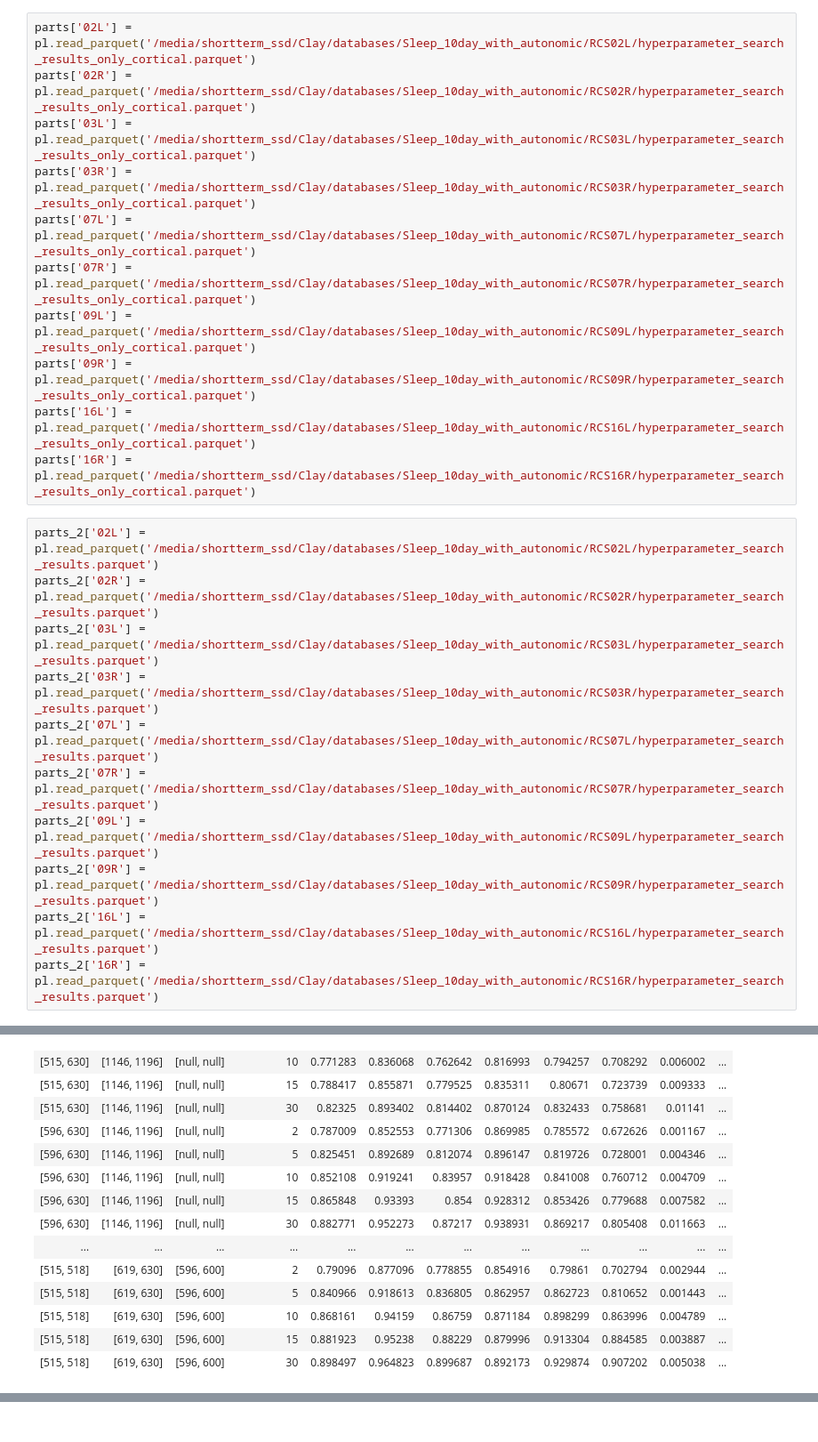
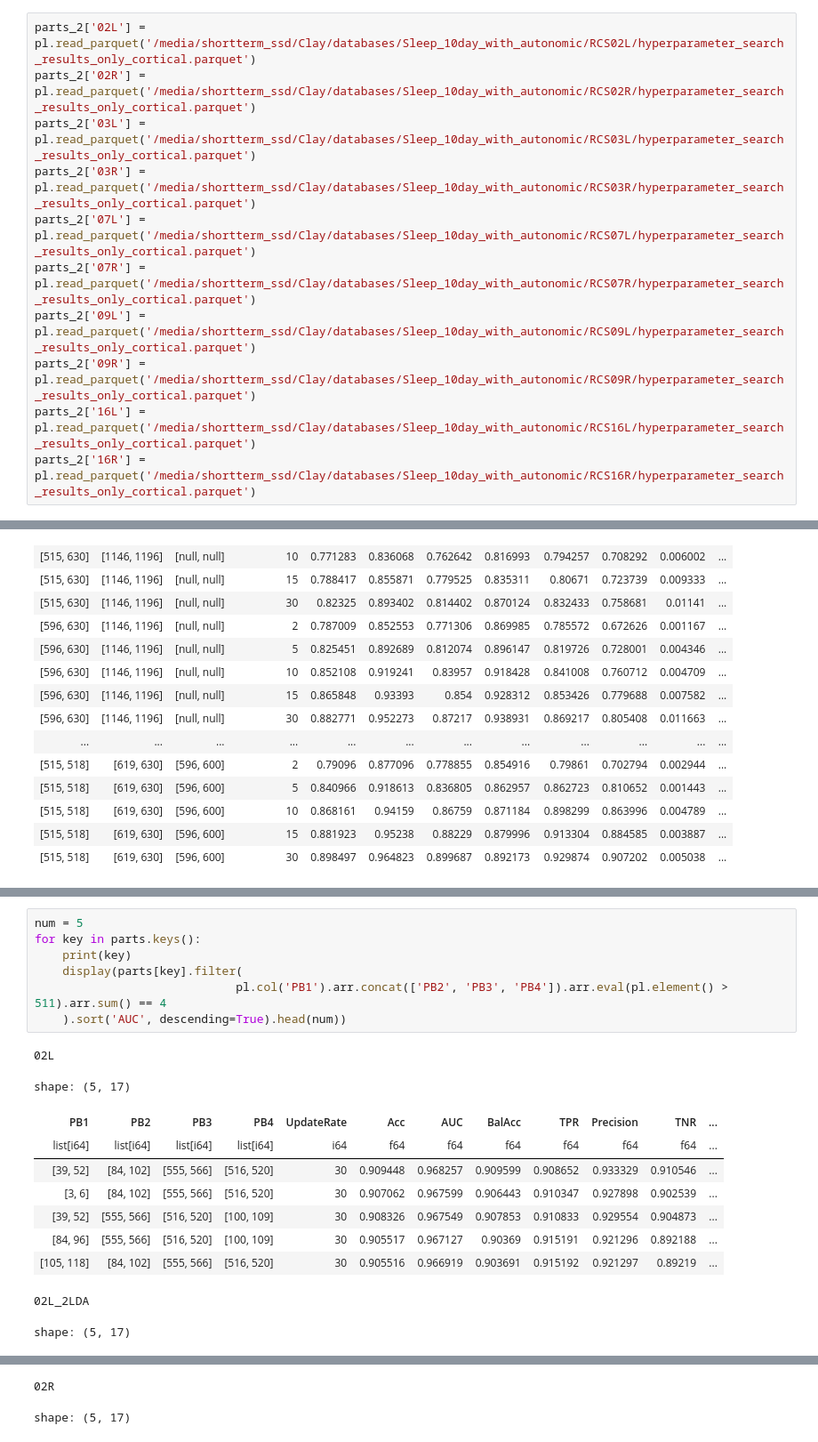
Before and after one commit to claysmyth/LittleStarr, a Jupyter notebook: notebooks/powerband_performance_viz.ipynb, the cells around one changed output, grey strips where cells are left out. Shown at 89% size. Cells and saved outputs as stored; diff of their text form.

```diff
--- a/notebooks/powerband_performance_viz.ipynb
+++ b/notebooks/powerband_performance_viz.ipynb
@@ -63,25 +95,14 @@ parts_2 = {}
 # %%
-parts['02L'] = pl.read_parquet('/media/shortterm_ssd/Clay/databases/Sleep_10day_with_autonomic/RCS02L/hyperparameter_search_results_only_cortical.parquet')
-parts['02R'] = pl.read_parquet('/media/shortterm_ssd/Clay/databases/Sleep_10day_with_autonomic/RCS02R/hyperparameter_search_results_only_cortical.parquet')
-parts['03L'] = pl.read_parquet('/media/shortterm_ssd/Clay/databases/Sleep_10day_with_autonomic/RCS03L/hyperparameter_search_results_only_cortical.parquet')
-parts['03R'] = pl.read_parquet('/media/shortterm_ssd/Clay/databases/Sleep_10day_with_autonomic/RCS03R/hyperparameter_search_results_only_cortical.parquet')
-parts['07L'] = pl.read_parquet('/media/shortterm_ssd/Clay/databases/Sleep_10day_with_autonomic/RCS07L/hyperparameter_search_results_only_cortical.parquet')
-parts['07R'] = pl.read_parquet('/media/shortterm_ssd/Clay/databases/Sleep_10day_with_autonomic/RCS07R/hyperparameter_search_results_only_cortical.parquet')
-parts['09L'] = pl.read_parquet('/media/shortterm_ssd/Clay/databases/Sleep_10day_with_autonomic/RCS09L/hyperparameter_search_results_only_cortical.parquet')
-parts['09R'] = pl.read_parquet('/media/shortterm_ssd/Clay/databases/Sleep_10day_with_autonomic/RCS09R/hyperparameter_search_results_only_cortical.parquet')
-parts['16L'] = pl.read_parquet('/media/shortterm_ssd/Clay/databases/Sleep_10day_with_autonomic/RCS16L/hyperparameter_search_results_only_cortical.parquet')
-parts['16R'] = pl.read_parquet('/media/shortterm_ssd/Clay/databases/Sleep_10day_with_autonomic/RCS16R/hyperparameter_search_results_only_cortical.parquet')
+parts_2['02L'] = pl.read_parquet('/media/shortterm_ssd/Clay/databases/Sleep_10day_with_autonomic/RCS02L/hyperparameter_search_results_only_cortical.parquet')
+parts_2['02R'] = pl.read_parquet('/media/shortterm_ssd/Clay/databases/Sleep_10day_with_autonomic/RCS02R/hyperparameter_search_results_only_cortical.parquet')
+parts_2['03L'] = pl.read_parquet('/media/shortterm_ssd/Clay/databases/Sleep_10day_with_autonomic/RCS03L/hyperparameter_search_results_only_cortical.parquet')
+parts_2['03R'] = pl.read_parquet('/media/shortterm_ssd/Clay/databases/Sleep_10day_with_autonomic/RCS03R/hyperparameter_search_results_only_cortical.parquet')
+parts_2['07L'] = pl.read_parquet('/media/shortterm_ssd/Clay/databases/Sleep_10day_with_autonomic/RCS07L/hyperparameter_search_results_only_cortical.parquet')
+parts_2['07R'] = pl.read_parquet('/media/shortterm_ssd/Clay/databases/Sleep_10day_with_autonomic/RCS07R/hyperparameter_search_results_only_cortical.parquet')
+parts_2['09L'] = pl.read_parquet('/media/shortterm_ssd/Clay/databases/Sleep_10day_with_autonomic/RCS09L/hyperparameter_search_results_only_cortical.parquet')
+parts_2['09R'] = pl.read_parquet('/media/shortterm_ssd/Clay/databases/Sleep_10day_with_autonomic/RCS09R/hyperparameter_search_results_only_cortical.parquet')
+parts_2['16L'] = pl.read_parquet('/media/shortterm_ssd/Clay/databases/Sleep_10day_with_autonomic/RCS16L/hyperparameter_search_results_only_cortical.parquet')
+parts_2['16R'] = pl.read_parquet('/media/shortterm_ssd/Clay/databases/Sleep_10day_with_autonomic/RCS16R/hyperparameter_search_results_only_cortical.parquet')
-# %%
-parts_2['02L'] = pl.read_parquet('/media/shortterm_ssd/Clay/databases/Sleep_10day_with_autonomic/RCS02L/hyperparameter_search_results.parquet')
-parts_2['02R'] = pl.read_parquet('/media/shortterm_ssd/Clay/databases/Sleep_10day_with_autonomic/RCS02R/hyperparameter_search_results.parquet')
-parts_2['03L'] = pl.read_parquet('/media/shortterm_ssd/Clay/databases/Sleep_10day_with_autonomic/RCS03L/hyperparameter_search_results.parquet')
-parts_2['03R'] = pl.read_parquet('/media/shortterm_ssd/Clay/databases/Sleep_10day_with_autonomic/RCS03R/hyperparameter_search_results.parquet')
-parts_2['07L'] = pl.read_parquet('/media/shortterm_ssd/Clay/databases/Sleep_10day_with_autonomic/RCS07L/hyperparameter_search_results.parquet')
-parts_2['07R'] = pl.read_parquet('/media/shortterm_ssd/Clay/databases/Sleep_10day_with_autonomic/RCS07R/hyperparameter_search_results.parquet')
-parts_2['09L'] = pl.read_parquet('/media/shortterm_ssd/Clay/databases/Sleep_10day_with_autonomic/RCS09L/hyperparameter_search_results.parquet')
-parts_2['09R'] = pl.read_parquet('/media/shortterm_ssd/Clay/databases/Sleep_10day_with_autonomic/RCS09R/hyperparameter_search_results.parquet')
-parts_2['16L'] = pl.read_parquet('/media/shortterm_ssd/Clay/databases/Sleep_10day_with_autonomic/RCS16L/hyperparameter_search_results.parquet')
-parts_2['16R'] = pl.read_parquet('/media/shortterm_ssd/Clay/databases/Sleep_10day_with_autonomic/RCS16R/hyperparameter_search_results.parquet')
 # %%
 
 # graphs = ['Acc', 'AUC', 'BalAcc', 'TPR', 'precision', 'TNR']
@@ -362,0 +248,19 @@ IndexError: list index out of range
+# %%
+num = 5
+for key in parts.keys():
+    print(key)
+    display(parts[key].filter(
+                             pl.col('PB1').arr.concat(['PB2', 'PB3', 'PB4']).arr.eval(pl.element() > 511).arr.sum() == 4
+    ).sort('AUC', descending=True).head(num))
+# %% [output]
+02L
+shape: (5, 17)
+| PB1 | PB2 | PB3 | PB4 | UpdateRate | Acc | AUC | BalAcc | TPR | Precision | TNR | ... |
+| list[i64] | list[i64] | list[i64] | list[i64] | i64 | f64 | f64 | f64 | f64 | f64 | f64 | ... |
+| [39, 52] | [84, 102] | [555, 566] | [516, 520] | 30 | 0.909448 | 0.968257 | 0.909599 | 0.908652 | 0.933329 | 0.910546 | ... |
+| [3, 6] | [84, 102] | [555, 566] | [516, 520] | 30 | 0.907062 | 0.967599 | 0.906443 | 0.910347 | 0.927898 | 0.902539 | ... |
+| [39, 52] | [555, 566] | [516, 520] | [100, 109] | 30 | 0.908326 | 0.967549 | 0.907853 | 0.910833 | 0.929554 | 0.904873 | ... |
+| [84, 96] | [555, 566] | [516, 520] | [100, 109] | 30 | 0.905517 | 0.967127 | 0.90369 | 0.915191 | 0.921296 | 0.892188 | ... |
+| [105, 118] | [84, 102] | [555, 566] | [516, 520] | 30 | 0.905516 | 0.966919 | 0.903691 | 0.915192 | 0.921297 | 0.89219 | ... |
+02L_2LDA
+shape: (5, 17)
@@ -362,0 +274,2 @@ IndexError: list index out of range
+02R
+shape: (5, 17)
```
Also changed, not shown: parts of 16 cells of this notebook, 10 other files.
